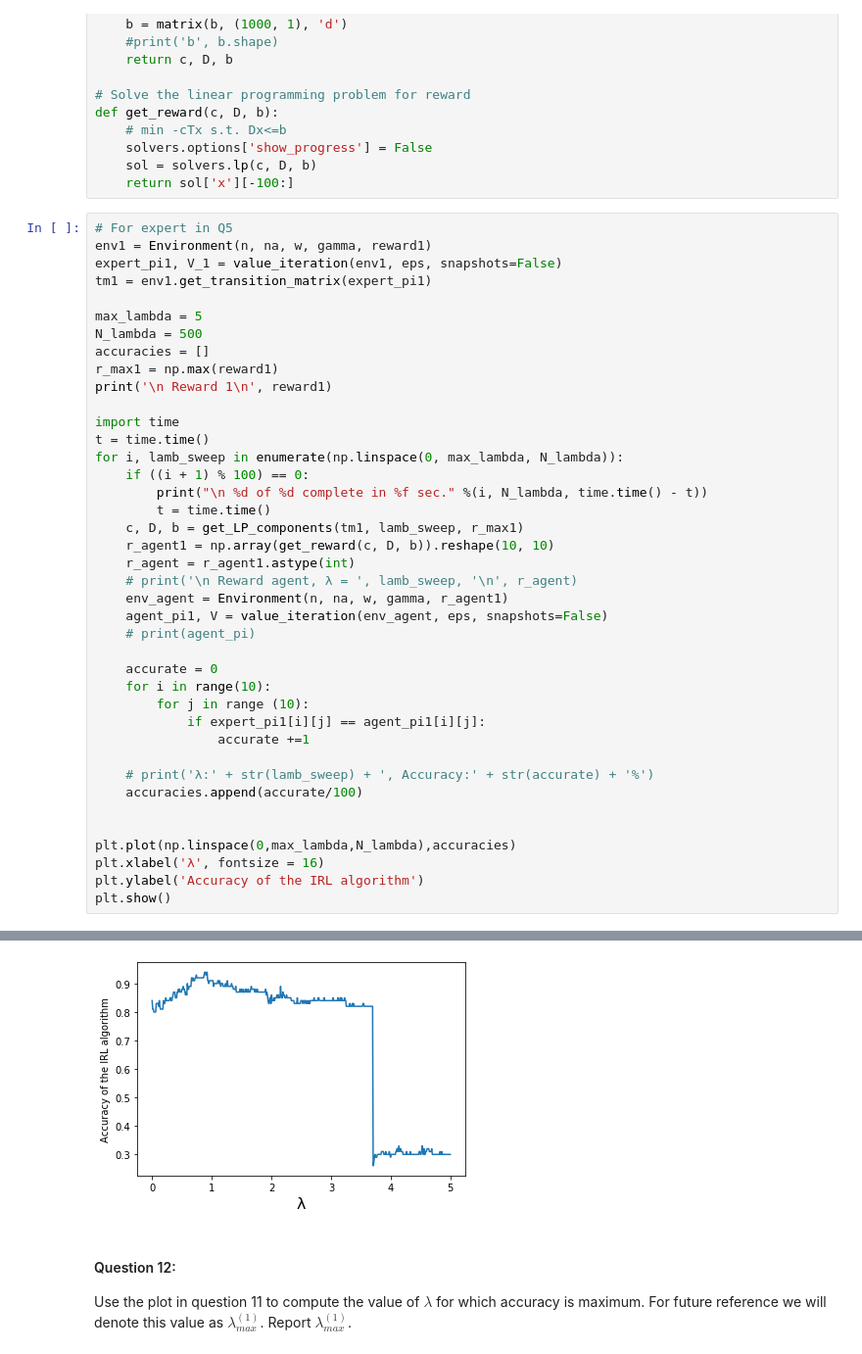
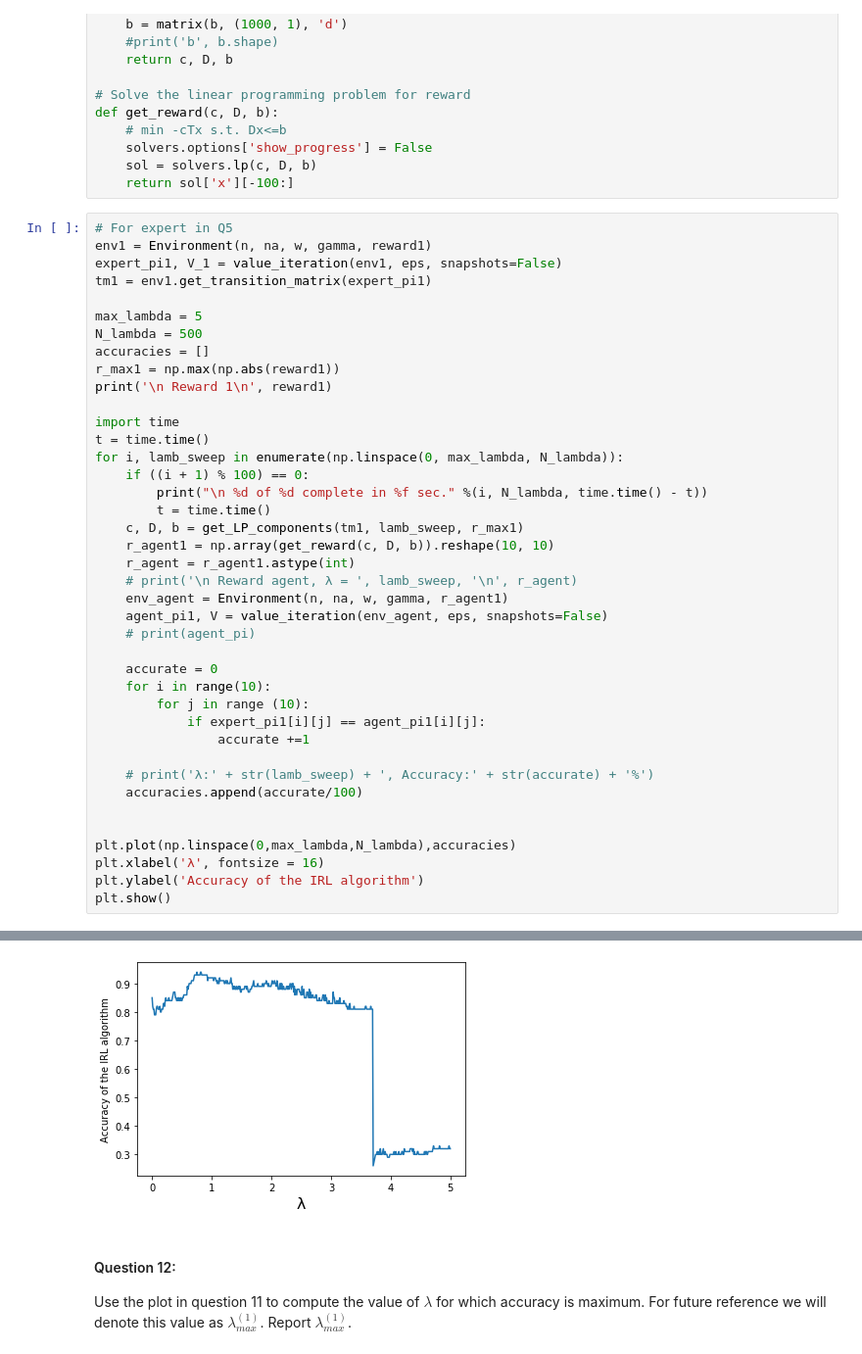
Before and after one commit to MaggieX/Large_Scale_Social_Complex_Network, a Jupyter notebook: Project3/Project3_Q1_Q24.ipynb, the cells around one changed output, grey strips where cells are left out. Shown at 98% size. Saved outputs shown, nothing was run; the diff lists cells and outputs as text.

```diff
--- a/Project3/Project3_Q1_Q24.ipynb
+++ b/Project3/Project3_Q1_Q24.ipynb
@@ -632,7 +632,7 @@ tm1 = env1.get_transition_matrix(expert_pi1)
 max_lambda = 5
 N_lambda = 500
 accuracies = []
-r_max1 = np.max(reward1)
+r_max1 = np.max(np.abs(reward1))
 print('\n Reward 1\n', reward1)
 
 import time
@@ -684,4 +684,4 @@ plt.show()
-[figure, old version]
+[figure, new version]
 # %% [markdown]
 #### Question 12:
 Use the plot in question 11 to compute the value of $\lambda$ for which accuracy is maximum. For future reference we will denote this value as $\lambda^{(1)}_{max}$. Report $\lambda^{(1)}_{max}$.
```
Also changed, not shown: parts of 15 cells of this notebook.
